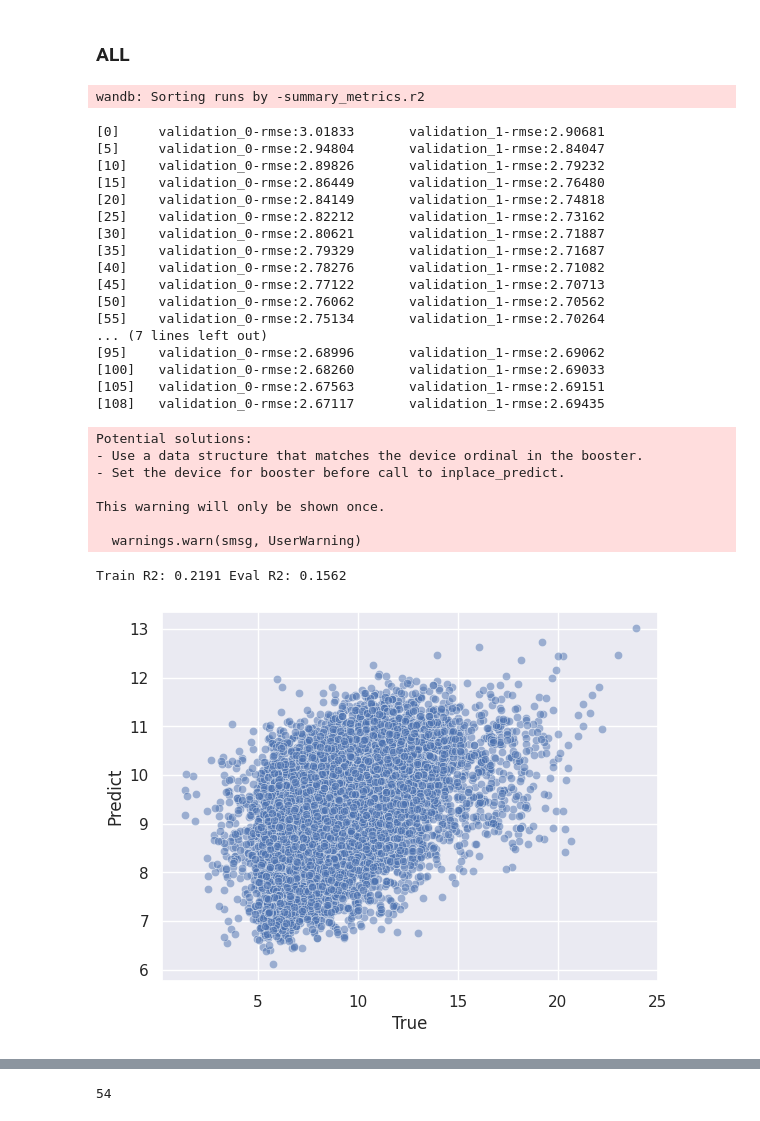
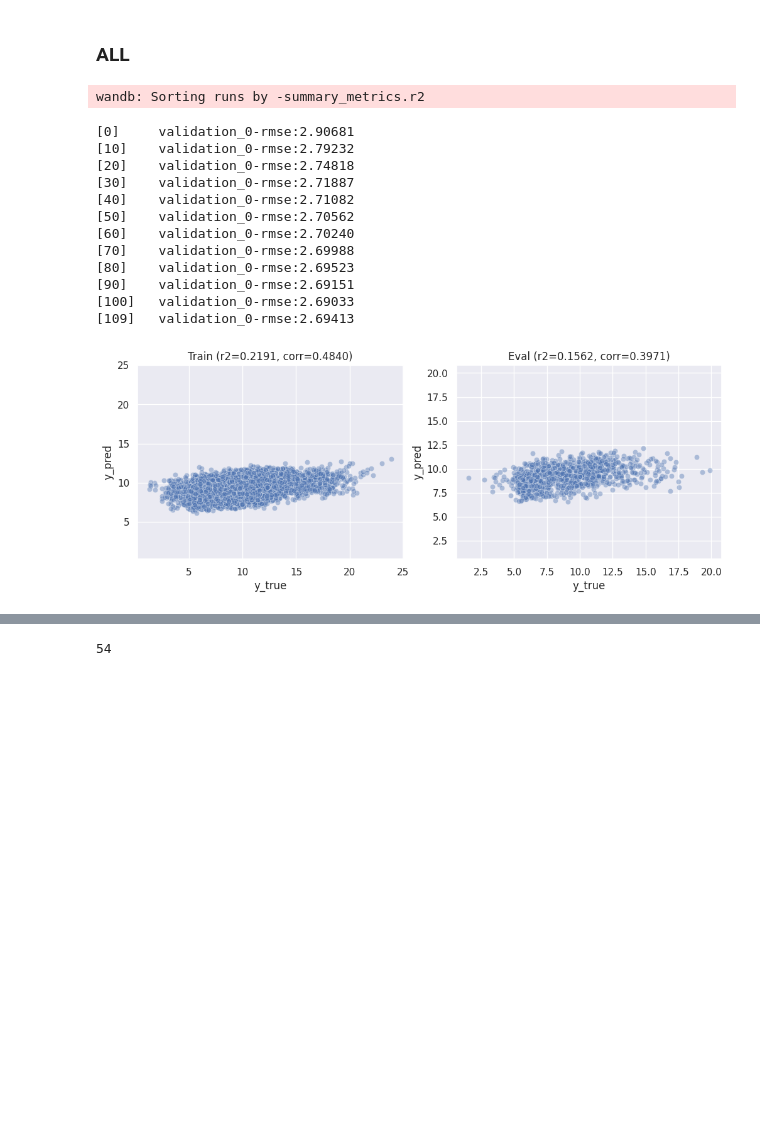
Before and after one commit to ipolharvard/biobank_olink, a Jupyter notebook: notebooks/data_asi.ipynb, the cells around one changed output, grey strips where cells are left out. Cells and saved outputs as stored; diff of their text form; code cells hidden in the pictures; blank space fills up the shorter version.

```diff
--- a/notebooks/data_asi.ipynb
+++ b/notebooks/data_asi.ipynb
@@ -2,13 +2,25 @@
 %load_ext autoreload
 %autoreload 2
 
+import warnings
+from functools import partial
+from typing import Mapping
+
+import matplotlib.pyplot as plt
+import numpy as np
 import pandas as pd
 import polars as pl
 import seaborn as sns
 import shap
+import wandb
+import xgboost as xgb
+from sklearn.model_selection import train_test_split
 
 from biobank_olink.constants import PROJECT_DATA
 
+warnings.filterwarnings('ignore', category=UserWarning)
 nb_data = PROJECT_DATA / "olink"
+olink_xlsx = nb_data / "Olink population_ASI_only.xlsx"
 
 sns.set()
+pl.__version__
@@ -34,7 +47,7 @@ coding = pl.read_csv(nb_data / "coding143.tsv", separator="\t").with_columns(
     pl.col("meaning").str.split(";").list.get(0).alias("meaning"),
 )
 df = (
-    pl.scan_parquet(nb_data / "olink_population_ASI_only_*.parquet")
+    pl.scan_parquet(olink_xlsx.with_suffix(".parquet"))
     .select(cols)
     .filter(pl.col("ASI").is_not_null(), pl.col("HTNgroup") != 2)
     .with_columns(
@@ -50,5 +63,10 @@ df = df.with_columns(
 ).drop("Smokinstatus").filter(
     pl.col("ASI") < 25
 )
-len(df)
+
+df_all = df.to_pandas()
+del df
+df_htn = df_all.loc[df_all["HTNgroup"] == 1].drop("HTNgroup", axis=1)
+df_ntn = df_all.loc[df_all["HTNgroup"] == 0].drop("HTNgroup", axis=1)
+"all: {}, htn: {}, ntn: {}".format(df_all.shape, df_htn.shape, df_ntn.shape)
 # %% [output]
@@ -119,33 +142,20 @@ def get_elbow_point(series: pd.Series):
 # %%
 x_all, y_all = df_all.drop("ASI", axis=1), df_all["ASI"]
 all_sweep = wandb.Api().sweep("olink_asi_all/9wica2px")
 best_run = all_sweep.best_run(order="r2")
-model_all = train_xgb(x_all, y_all, best_run.config)
+model_all = eval_xgb(x_all, y_all, best_run.config)
 # %% [output]
 wandb: Sorting runs by -summary_metrics.r2
-[0]     validation_0-rmse:3.01833       validation_1-rmse:2.90681
-[5]     validation_0-rmse:2.94804       validation_1-rmse:2.84047
-[10]    validation_0-rmse:2.89826       validation_1-rmse:2.79232
-[15]    validation_0-rmse:2.86449       validation_1-rmse:2.76480
-[20]    validation_0-rmse:2.84149       validation_1-rmse:2.74818
-[25]    validation_0-rmse:2.82212       validation_1-rmse:2.73162
-[30]    validation_0-rmse:2.80621       validation_1-rmse:2.71887
-[35]    validation_0-rmse:2.79329       validation_1-rmse:2.71687
-[40]    validation_0-rmse:2.78276       validation_1-rmse:2.71082
-[45]    validation_0-rmse:2.77122       validation_1-rmse:2.70713
-[50]    validation_0-rmse:2.76062       validation_1-rmse:2.70562
-[55]    validation_0-rmse:2.75134       validation_1-rmse:2.70264
-... (7 lines left out)
-[95]    validation_0-rmse:2.68996       validation_1-rmse:2.69062
-[100]   validation_0-rmse:2.68260       validation_1-rmse:2.69033
-[105]   validation_0-rmse:2.67563       validation_1-rmse:2.69151
-[108]   validation_0-rmse:2.67117       validation_1-rmse:2.69435
+[0]     validation_0-rmse:2.90681
+[10]    validation_0-rmse:2.79232
+[20]    validation_0-rmse:2.74818
+[30]    validation_0-rmse:2.71887
+[40]    validation_0-rmse:2.71082
+[50]    validation_0-rmse:2.70562
+[60]    validation_0-rmse:2.70240
+[70]    validation_0-rmse:2.69988
+[80]    validation_0-rmse:2.69523
+[90]    validation_0-rmse:2.69151
+[100]   validation_0-rmse:2.69033
+[109]   validation_0-rmse:2.69413
-Potential solutions:
-- Use a data structure that matches the device ordinal in the booster.
-- Set the device for booster before call to inplace_predict.
-
-This warning will only be shown once.
-
-  warnings.warn(smsg, UserWarning)
-Train R2: 0.2191 Eval R2: 0.1562
-[figure, old version]
+[figure, new version]
```
Also changed, not shown: parts of 15 cells of this notebook.
